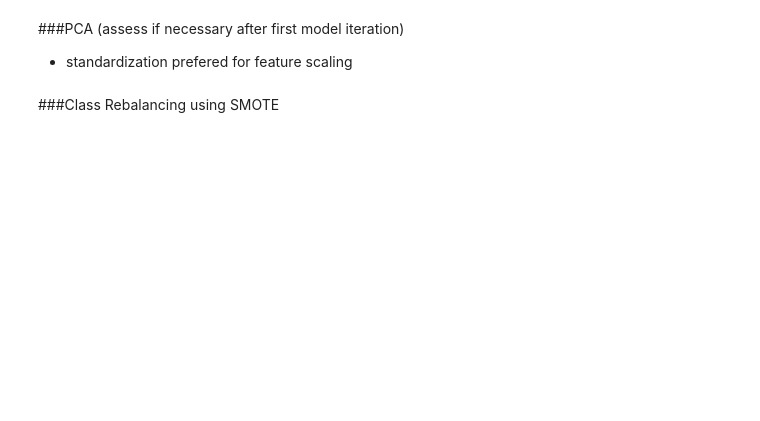
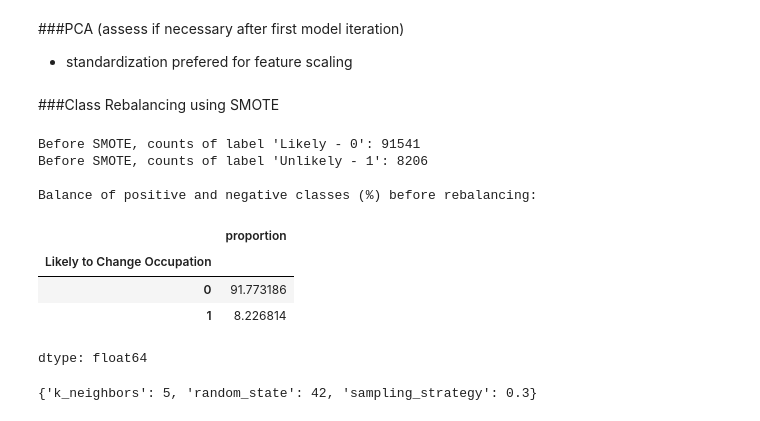
Before and after one commit to Natalie-Bojorquez/CIS3920Group4, a Jupyter notebook: CIS3920_Group4.ipynb, the cells around one changed output. Drawn from its saved outputs; the diff is of its cells as text; code cells hidden in the pictures; blank space fills up the shorter version.

Commit message:
Michelle completed SMOTE, updated imported libraries, completed first iteration of logistic regression, set up notebook for model evaluation

```diff
--- a/CIS3920_Group4.ipynb
+++ b/CIS3920_Group4.ipynb
@@ -727,0 +746,23 @@ df['Likely to Change Occupation'].value_counts()
+# %%
+# Display distribution counts for target variable 'Likely to Change Occupation'
+print("Before SMOTE, counts of label 'Likely - 0': {}".format(sum(y==0)))
+print("Before SMOTE, counts of label 'Unlikely - 1': {}\n".format(sum(y==1)))
+
+print('Balance of positive and negative classes (%) before rebalancing:')
+y.value_counts(normalize=True) * 100
+# %% [output]
+Before SMOTE, counts of label 'Likely - 0': 91541
+Before SMOTE, counts of label 'Unlikely - 1': 8206
+
+Balance of positive and negative classes (%) before rebalancing:
+|  | proportion |
+| Likely to Change Occupation |  |
+| 0 | 91.773186 |
+| 1 | 8.226814 |
+dtype: float64
+# %%
+# Initialize SMOTE
+sm = SMOTE(sampling_strategy=0.3, random_state=42) #  ratio of minority class set to 30% of dataset
+sm.get_params()  # parameters (default of 5 close datapoints to work with, can change hyperparameter)
+# %% [output]
+{'k_neighbors': 5, 'random_state': 42, 'sampling_strategy': 0.3}
```
Also changed, not shown: parts of 30 cells of this notebook.
